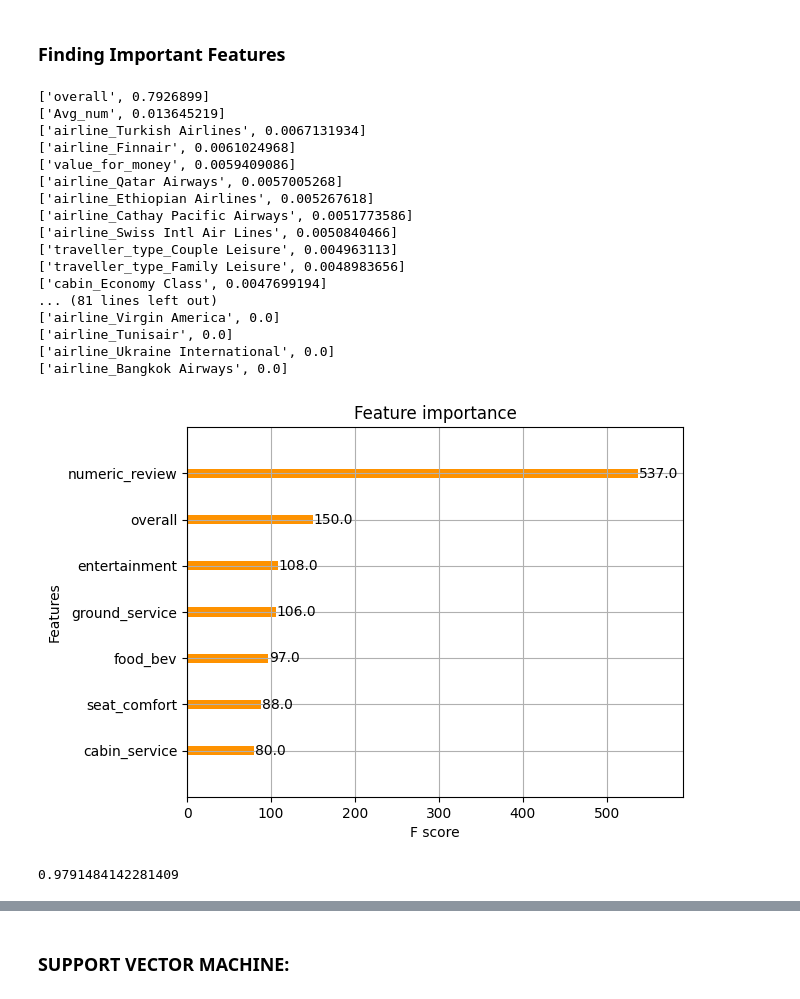
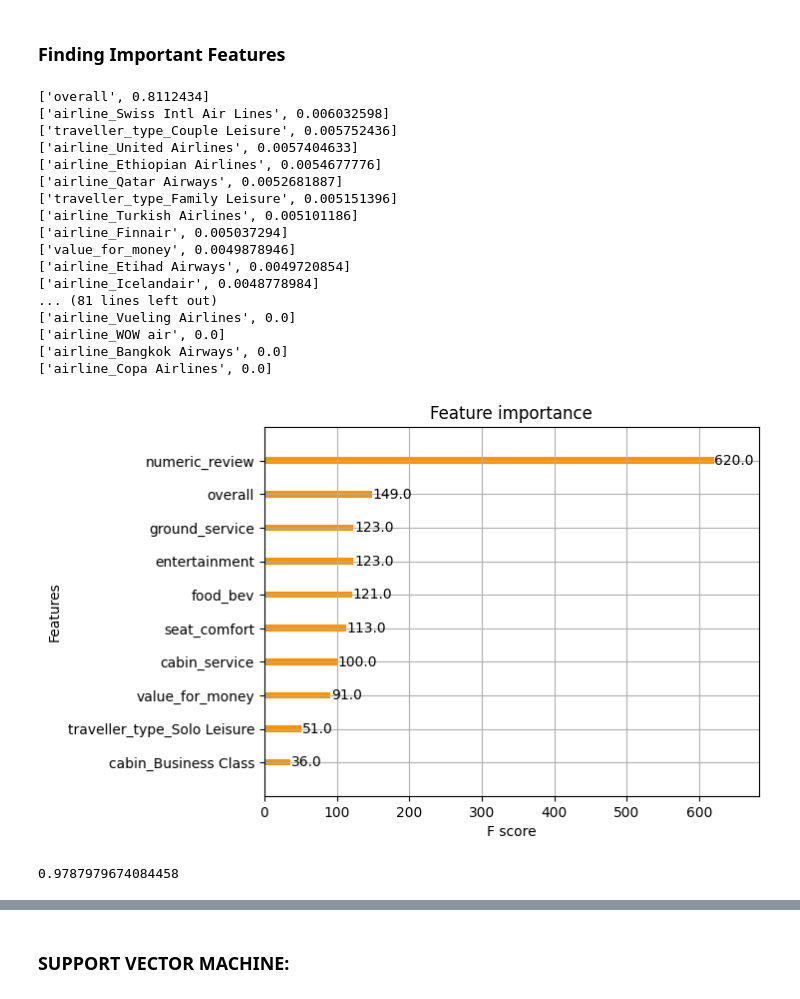
Before and after one commit to VHP2305/Classification-Capstone, a Jupyter notebook: Airline_Passenger_referral_prediction.ipynb, the cells around one changed output, grey strips where cells are left out. Drawn from its saved outputs; the diff is of its cells as text; code cells hidden in the pictures.

```diff
--- a/Airline_Passenger_referral_prediction.ipynb
+++ b/Airline_Passenger_referral_prediction.ipynb
@@ -491,6 +491,8 @@ dtype: int64
 # %%
 # Replacing overall value to 2* avg value
 airline_df.loc[wrong_overall,'overall'] = airline_df.loc[wrong_overall,'Avg_num']*2
+# %%
+airline_df.drop(['Avg_num'], axis = 1, inplace = True )
 # %%
 # trying to find all those values which have low over_all and average value
 # and recommended is yes
@@ -928,7 +927,7 @@ metrics_df
 ### **LOGISTIC REGRESSION:**
 # %%
 # defining logistic regression
-lr= LogisticRegression(max_iter=10000)
+lr= LogisticRegression()
 # fit the train model
 lr.fit(X_train, y_train)
 # logistic regression score
@@ -1048,35 +1047,35 @@ sorted_idx = np.argsort(xgb.feature_importances_)[::-1]
 for index in sorted_idx:
     print([X_test.columns[index], xgb.feature_importances_[index]])
 # %% [output]
-['overall', 0.7926899]
-['Avg_num', 0.013645219]
-['airline_Turkish Airlines', 0.0067131934]
-['airline_Finnair', 0.0061024968]
-['value_for_money', 0.0059409086]
-['airline_Qatar Airways', 0.0057005268]
-['airline_Ethiopian Airlines', 0.005267618]
-['airline_Cathay Pacific Airways', 0.0051773586]
-['airline_Swiss Intl Air Lines', 0.0050840466]
-['traveller_type_Couple Leisure', 0.004963113]
-['traveller_type_Family Leisure', 0.0048983656]
-['cabin_Economy Class', 0.0047699194]
+['overall', 0.8112434]
+['airline_Swiss Intl Air Lines', 0.006032598]
+['traveller_type_Couple Leisure', 0.005752436]
+['airline_United Airlines', 0.0057404633]
+['airline_Ethiopian Airlines', 0.0054677776]
+['airline_Qatar Airways', 0.0052681887]
+['traveller_type_Family Leisure', 0.005151396]
+['airline_Turkish Airlines', 0.005101186]
+['airline_Finnair', 0.005037294]
+['value_for_money', 0.0049878946]
+['airline_Etihad Airways', 0.0049720854]
+['airline_Icelandair', 0.0048778984]
 ... (81 lines left out)
-['airline_Virgin America', 0.0]
-['airline_Tunisair', 0.0]
-['airline_Ukraine International', 0.0]
+['airline_Vueling Airlines', 0.0]
+['airline_WOW air', 0.0]
 ['airline_Bangkok Airways', 0.0]
+['airline_Copa Airlines', 0.0]
 # %%
-plot_importance(xgb, max_num_features = 7 )
+plot_importance(xgb, max_num_features = 10 )
 plt.show()
 # %% [output]
-[figure, old version]
+[figure, new version]
 # %%
 from lightgbm import LGBMClassifier
 lgbm = LGBMClassifier()
 lgbm.fit(X_train, y_train)
 lgbm.score(X_test, y_test)
 # %% [output]
-0.9791484142281409
+0.9787979674084458
 # %%
 #Evaluation of the model
 predicted = lgbm.predict(X_test)
```
Also changed, not shown: parts of 36 cells of this notebook.
